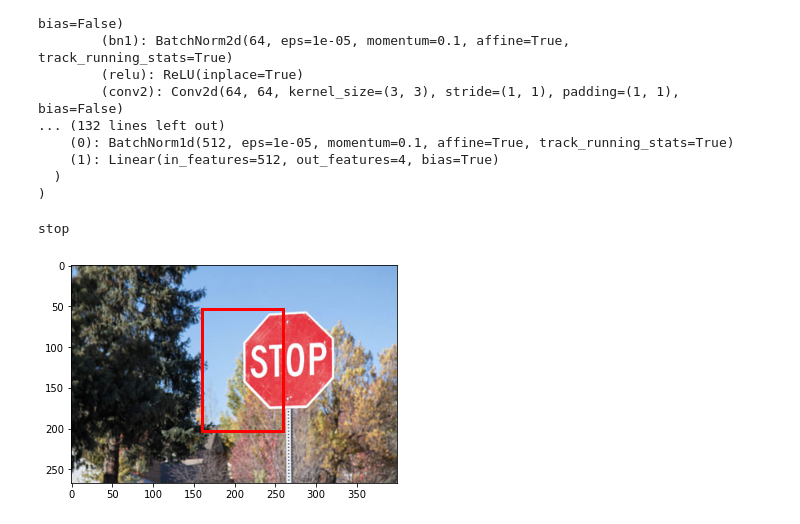
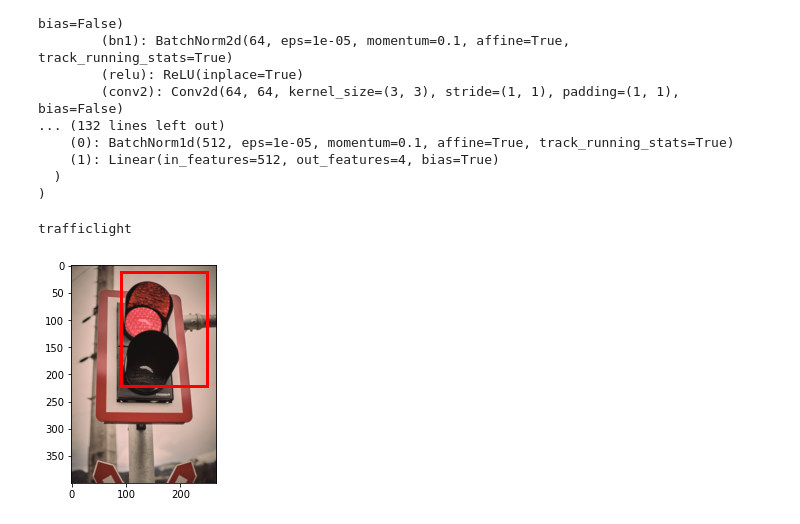
Before and after one commit to Graf35/practice, a Jupyter notebook: Progect/Raznet/Inferens.ipynb, the cells around one changed output. Drawn from its saved outputs; the diff is of its cells as text; code cells hidden in the pictures.

```diff
--- a/Progect/Raznet/Inferens.ipynb
+++ b/Progect/Raznet/Inferens.ipynb
@@ -54,25 +54,25 @@ BB_model(
   )
 )
 # %%
-path="images/road96.png"
+path="Test_ image/1.png"
 im = cv2.imread(path)
 im = cv2.cvtColor(im, cv2.COLOR_BGR2RGB)
 transform_object = transforms.Compose([
       transforms.ToTensor(),
     transforms.Resize((224, 224)),
       transforms.Normalize((0.485, 0.456, 0.406), (0.229, 0.224, 0.225))
 ])
 
 image_tensor = transform_object(im)
 image_tensor = image_tensor.unsqueeze(0)
 out_class, out_bb = model(image_tensor.cuda())
 maxintd=torch.max(out_class, 1)
 # predicted bounding box
 bb_hat = out_bb.detach().cpu().numpy()
 bb_hat = bb_hat.astype(int)
 show_corner_bb(im, bb_hat[0])
 class_dict = { 0:'speedlimit', 1: 'stop', 2: 'crosswalk', 3: 'trafficlight'}
 print(class_dict[int(out_class.argmax())])
 # %% [output]
-stop
+trafficlight
-[figure, old version]
+[figure, new version]
```
Also changed, not shown: 19 other files.
